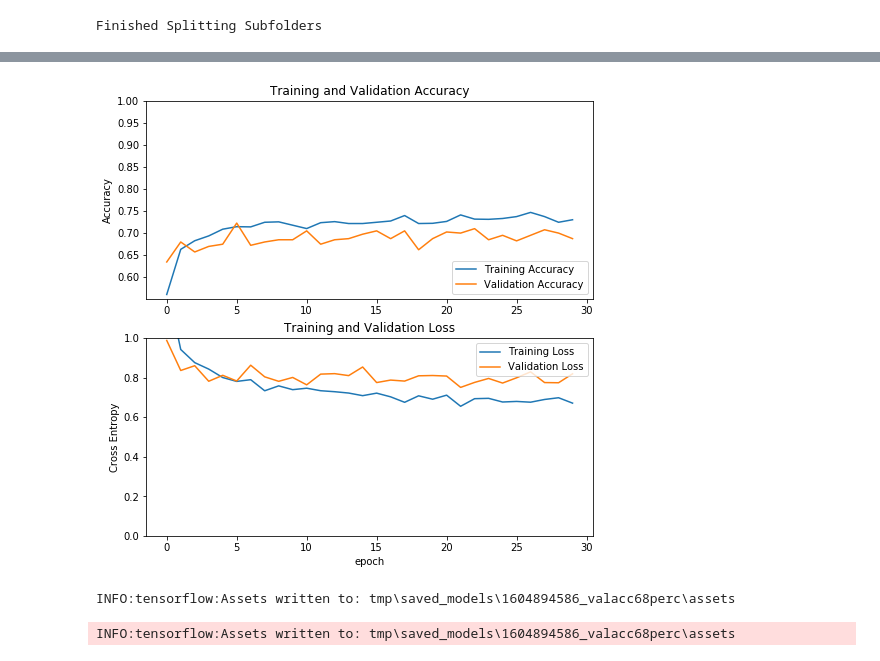
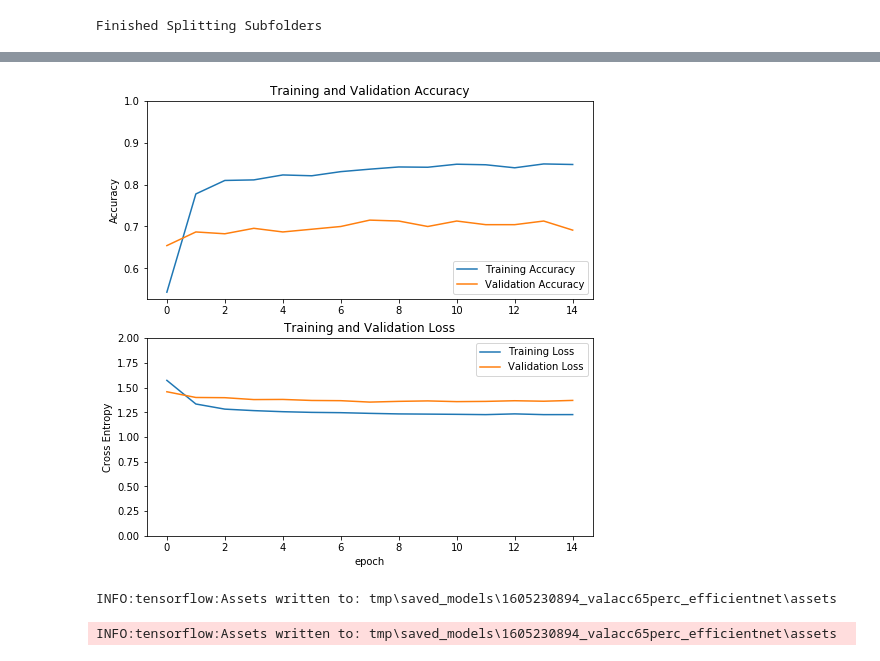
Before and after one commit to markg430/transfer_learning_keras_vocpascal_dataset, a Jupyter notebook: transfer_learning_script.ipynb, the cells around one changed output, grey strips where cells are left out. Cells and saved outputs as stored; diff of their text form; code cells hidden in the pictures.

Commit message:
split entire voc trainval dataset for more samples. EfficientNet is looked into

```diff
--- a/transfer_learning_script.ipynb
+++ b/transfer_learning_script.ipynb
@@ -155,29 +163,26 @@ Finished Splitting Subfolders
 train_data_dir =voc_dir + r'\voc_submodules_train\\'
 test_data_dir = voc_dir + r'\voc_submodules_val\\'
 #try diff scale hyper params
-scale = 128
 
 train_datagen = tf.keras.preprocessing.image.ImageDataGenerator(
         rotation_range=40.,
-        width_shift_range = 0.2,
-        height_shift_range = 0.2,
-        rescale=1. / scale,
+#         width_shift_range = 0.2,
+#         height_shift_range = 0.2,
         shear_range=0.2,
         zoom_range=0.2,
         horizontal_flip=True
-#         vertical_flip = True
     )
 
 train_generator = train_datagen.flow_from_directory(
         train_data_dir,
-        shuffle = True,
+#         shuffle = True,
         target_size=(IMAGE_SHAPE[0], IMAGE_SHAPE[1]),
         batch_size=BATCH_SIZE,
         class_mode='categorical')
 
 val_generator = train_datagen.flow_from_directory(
         test_data_dir,
-        shuffle = True,
+#         shuffle = True,
         target_size=(IMAGE_SHAPE[0], IMAGE_SHAPE[1]),
         batch_size=BATCH_SIZE,
         class_mode='categorical')
@@ -225,13 +239,7 @@ Non-trainable params: 2,257,984
 _________________________________________________________________
 # %%
-# base_learning_rate = 0.0001
-
 model.compile(
-    optimizer=tf.keras.optimizers.Adam(),
+    optimizer=tf.keras.optimizers.Adam(lr = 0.001),
 #     optimizer=tf.keras.optimizers.SGD(lr=0.005, momentum=0.9),
     loss=tf.keras.losses.CategoricalCrossentropy(from_logits=True),
     metrics=['accuracy'])
-# %%
-history = model.fit(train_generator,
-                    epochs=30,
-                    validation_data= val_generator)
@@ -255,0 +246,18 @@ Epoch 30/30
+# %%
+# go for a 3:4:5 learning rate when retraining. e.g ~ 10^-3/10^-4... etc
+
+def scheduler(epoch):
+    print("epoch: {} | current lr: {}".format(epoch,tf.keras.backend.eval(model.optimizer.lr)))
+
+    if epoch == 10:
+        model.optimizer.lr = 0.00001
+    if epoch == 30:
+        model.optimizer.lr = 0.000001
+    return tf.keras.backend.eval(model.optimizer.lr)
+
+change_lr = tf.keras.callbacks.LearningRateScheduler(scheduler)
+
+history = model.fit(train_generator,
+                    epochs=15,
+                    validation_data= val_generator,
+                    callbacks=[change_lr])
@@ -256,35 +282,40 @@ Epoch 30/30
 # %%
 acc = history.history['accuracy']
 val_acc = history.history['val_accuracy']
 
 loss = history.history['loss']
 val_loss = history.history['val_loss']
 
-plt.figure(figsize=(8, 8))
+
+fig = plt.figure(figsize=(8, 8))
 plt.subplot(2, 1, 1)
 plt.plot(acc, label='Training Accuracy')
 plt.plot(val_acc, label='Validation Accuracy')
 plt.legend(loc='lower right')
 plt.ylabel('Accuracy')
 plt.ylim([min(plt.ylim()),1])
 plt.title('Training and Validation Accuracy')
 
 plt.subplot(2, 1, 2)
 plt.plot(loss, label='Training Loss')
 plt.plot(val_loss, label='Validation Loss')
 plt.legend(loc='upper right')
 plt.ylabel('Cross Entropy')
-plt.ylim([0,1.0])
+plt.ylim([0,2.0])
 plt.title('Training and Validation Loss')
 plt.xlabel('epoch')
 plt.show()
 # %% [output]
-[figure, old version]
+[figure, new version]
 # %%
 t = time.time()
 
-export_path = r"tmp\saved_models\{}_valacc{}perc_{}".format(int(t),int(np.mean(val_acc)*100),"mobilenetv2")
+# model_name = "mobilenetV2"
+model_name = "efficientnet"
+
+export_path = r"tmp\saved_models\{}_valacc{}perc_{}".format(int(t),int((val_acc[-1])*100),model_name)
 model.save(export_path)
+fig.savefig(export_path  + "\plot.png")
 # %% [output]
-INFO:tensorflow:Assets written to: tmp\saved_models\1604894586_valacc68perc\assets
+INFO:tensorflow:Assets written to: tmp\saved_models\1605230894_valacc65perc_efficientnet\assets
-INFO:tensorflow:Assets written to: tmp\saved_models\1604894586_valacc68perc\assets
+INFO:tensorflow:Assets written to: tmp\saved_models\1605230894_valacc65perc_efficientnet\assets
```
Also changed, not shown: parts of 6 cells of this notebook.
